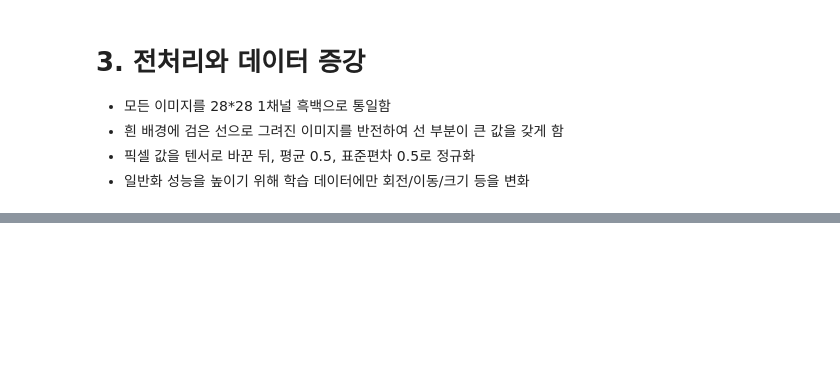
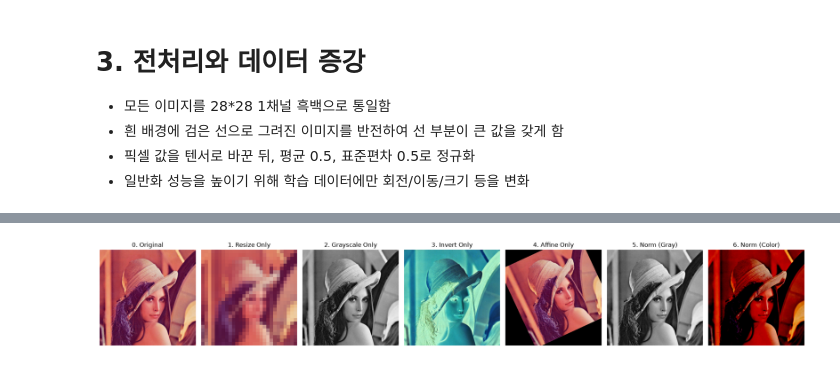
Before and after one commit to Shim-HyoungJoon/KDT, a Jupyter notebook: 10_MLDL/12_손글씨 도형 분류하기.ipynb, the cells around one changed output, grey strips where cells are left out. Drawn from its saved outputs; the diff is of its cells as text; code cells hidden in the pictures; blank space fills up the shorter version.

```diff
--- a/10_MLDL/12_손글씨 도형 분류하기.ipynb
+++ b/10_MLDL/12_손글씨 도형 분류하기.ipynb
@@ -82,3 +82,95 @@ eval_transform = transforms.Compose([
     transforms.ToTensor(),
     transforms.Normalize(mean=(0.5,), std=(0.5,))
 ])
+# %%
+import matplotlib.pyplot as plt
+from PIL import Image
+import torchvision.transforms as transforms
+
+# 1. 로컬 이미지 로드
+image_path = './images/123.png'
+try:
+    img = Image.open(image_path).convert('RGB')
+except FileNotFoundError:
+    print(f"'{image_path}' 파일을 찾을 수 없습니다. 경로를 확인해주세요.")
+    exit()
+
+# 2. 개별 변환 정의 (1대1 매칭용)
+t_resize = transforms.Resize((28, 28))
+t_gray = transforms.Grayscale(num_output_channels=1)
+t_invert = transforms.RandomInvert(p=1.0)
+t_affine = transforms.RandomAffine(degrees=50, translate=(0.08, 0.08), scale=(0.90, 1.10))
+
+# 정규화를 위한 파이프라인
+t_tensor = transforms.ToTensor() # 수치 비교용
+
+t_norm_gray = transforms.Compose([
+    transforms.Grayscale(num_output_channels=1),
+    transforms.ToTensor(),
+    transforms.Normalize(mean=(0.5,), std=(0.5,))
+])
+
+t_norm_color = transforms.Compose([
+    transforms.ToTensor(),
+    transforms.Normalize(mean=(0.5, 0.5, 0.5), std=(0.5, 0.5, 0.5))
+])
+
+# 3. 원본(img)에 각각 1대1로 적용 (시각화용)
+img_resize = t_resize(img)
+img_gray = t_gray(img)
+img_invert = t_invert(img)
+img_affine = t_affine(img)
+
+tensor_norm_gray = t_norm_gray(img)
+tensor_norm_color = t_norm_color(img)
+
+# 시각화를 위해 정규화된 텐서를 0~1 범위로 복원(역정규화) 후 배열로 변환
+# img_norm_gray_vis = (tensor_norm_gray * 0.5 + 0.5).squeeze().numpy()
+# img_norm_color_vis = (tensor_norm_color * 0.5 + 0.5).permute(1, 2, 0).numpy()
+img_norm_gray_vis = tensor_norm_gray.squeeze().numpy()
+img_norm_color_vis = tensor_norm_color.permute(1, 2, 0).numpy()
+
+# 4. 시각화 출력 진행
+imgs = [img, img_resize, img_gray, img_invert, img_affine, img_norm_gray_vis, img_norm_color_vis]
+titles = [
+    "0. Original",
+    "1. Resize Only",
+    "2. Grayscale Only",
+    "3. Invert Only",
+    "4. Affine Only",
+    "5. Norm (Gray)",
+    "6. Norm (Color)"
+]
+
+fig, axes = plt.subplots(1, len(imgs), figsize=(20, 3.5))
+for i, (ax, image, title) in enumerate(zip(axes, imgs, titles)):
+    # 흑백 이미지 처리
+    if i in [2, 5]:
+        ax.imshow(image, cmap='gray')
+    else:
+        ax.imshow(image)
+
+    ax.set_title(title, fontsize=12)
+    ax.axis('off')
+
+plt.tight_layout()
+plt.show()
+
+# 5. 눈에 보이지 않는 '정규화' 수치 변화 출력
+print("\n" + "="*50)
+print("📊 [데이터 수치 변화 확인 (컬러 텐서 기준)]")
+print("="*50)
+
+# 정규화 전 순수 텐서 (0.0 ~ 1.0)
+tensor_img = t_tensor(img)
+
+print("[1] ToTensor()만 적용 (정규화 전):")
+print(f" - 데이터 범위 : {tensor_img.min().item():.4f} ~ {tensor_img.max().item():.4f}")
+print(f" - 평균값(mean): {tensor_img.mean().item():.4f}")
+
+print("\n[2] Normalize()까지 적용 (정규화 후):")
+print(f" - 데이터 범위 : {tensor_norm_color.min().item():.4f} ~ {tensor_norm_color.max().item():.4f}")
+print(f" - 평균값(mean): {tensor_norm_color.mean().item():.4f}")
+print("="*50)
+print("💡 평균값이 0에 가까워지고, 범위가 음수와 양수(-1~1)로 넓어진 것을 확인하세요!\n")
+# %% [output]
@@ -84,0 +178 @@ eval_transform = transforms.Compose([
+[figure, added]
```
Also changed, not shown: parts of 30 cells of this notebook, 1 other file.
